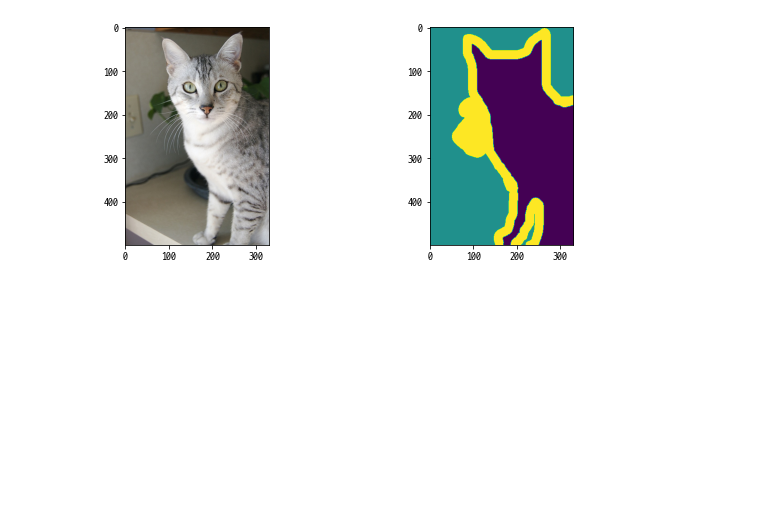
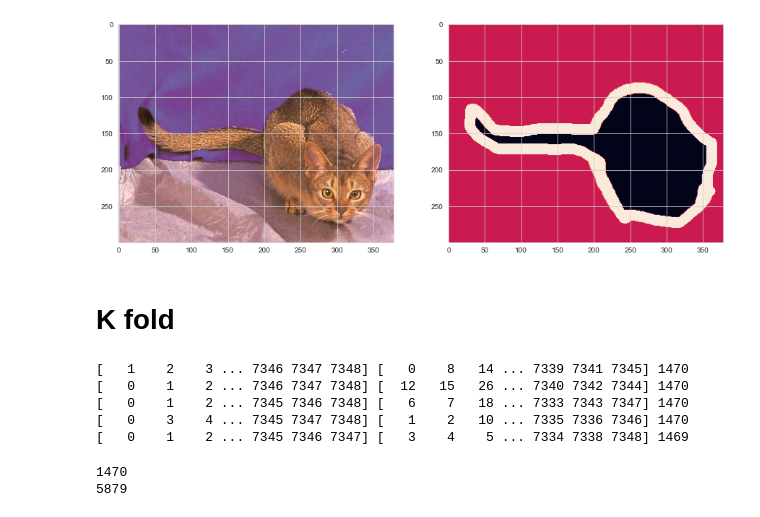
Before and after one commit to Daikoku1/DL_study, a Jupyter notebook: Oxford/data_EDA.ipynb, the cells around one changed output. Cells and saved outputs as stored; diff of their text form; code cells hidden in the pictures; blank space fills up the shorter version.

```diff
--- a/Oxford/data_EDA.ipynb
+++ b/Oxford/data_EDA.ipynb
@@ -59,14 +102,19 @@ plt.show()
-# %%
-sname = os.path.splitext(fname)[0]+'.png'
-spath = os.path.join(seg_dir, sname)
-seg = Image.open(spath)
-seg = np.array(seg)
-
-plt.figure(figsize=(10,4))
-plt.subplot(1,2,1)
-plt.imshow(image)
-plt.subplot(1,2,2)
-plt.imshow(seg)
-plt.show()
-# %% [output]
-[figure, removed]
+# %%
+image_path = image_files[90]
+seg_path = seg_dir / image_path.parts[-1].replace('jpg', 'png')
+
+image = cv2.imread(str(image_path))
+image = cv2.cvtColor(image, cv2.COLOR_BGR2RGB)
+seg_map = cv2.imread(str(seg_path), cv2.IMREAD_GRAYSCALE)
+
+plt.figure(figsize=(15, 15))
+plt.subplot(1, 2, 1)
+plt.imshow(image)
+plt.subplot(1, 2, 2)
+plt.imshow(seg_map)
+
+plt.show()
+# %% [output]
+[figure, added]
+# %% [markdown]
+# K fold
@@ -72,0 +123,19 @@ plt.show()
+# %%
+kf = KFold(n_splits=5, shuffle=True, random_state=42)
+
+df['fold'] = -1
+for idx, (t, v) in enumerate(kf.split(df), 1):
+    print(t, v, len(v))
+    df.loc[v, 'fold'] = idx
+# %% [output]
+[   1    2    3 ... 7346 7347 7348] [   0    8   14 ... 7339 7341 7345] 1470
+[   0    1    2 ... 7346 7347 7348] [  12   15   26 ... 7340 7342 7344] 1470
+[   0    1    2 ... 7345 7346 7348] [   6    7   18 ... 7333 7343 7347] 1470
+[   0    3    4 ... 7345 7347 7348] [   1    2   10 ... 7335 7336 7346] 1470
+[   0    1    2 ... 7345 7346 7347] [   3    4    5 ... 7334 7338 7348] 1469
+# %%
+print(len(df[df['fold'] == 1]))
+print(len(df[df['fold'] != 1]))
+# %% [output]
+1470
+5879
```
Also changed, not shown: parts of 25 cells of this notebook, 1 other file.
